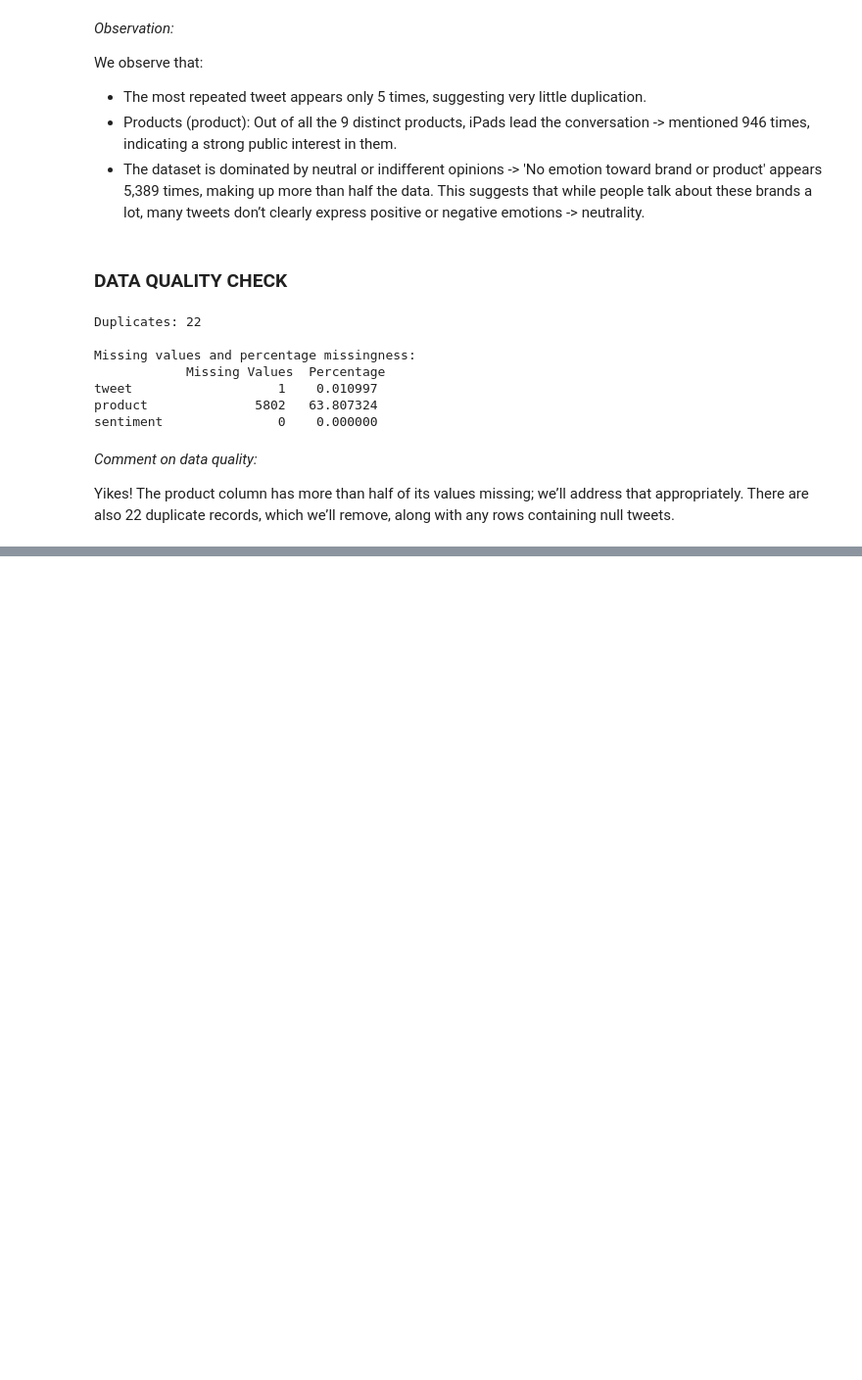
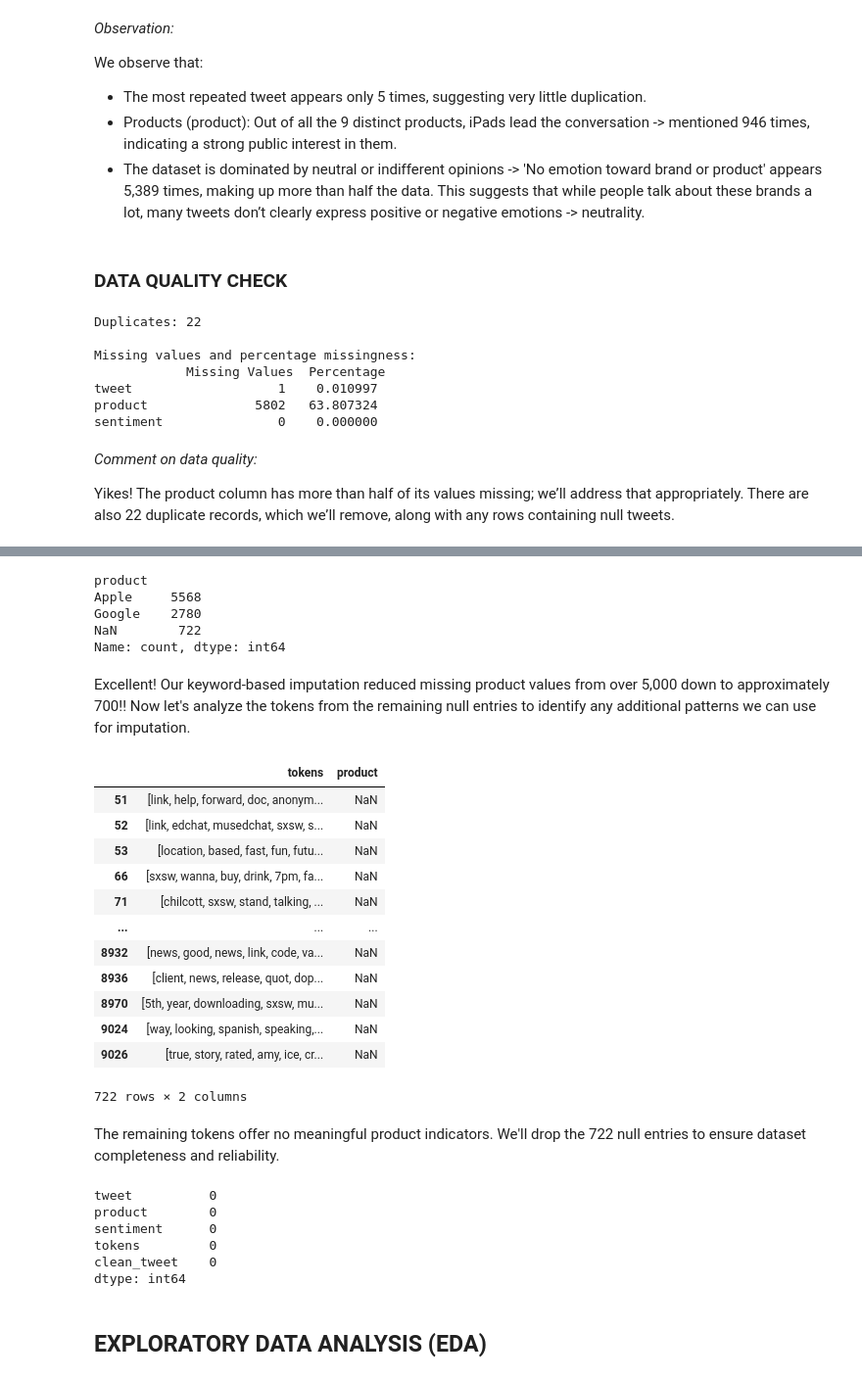
Before and after one commit to Vain-Guy/TechTones, a Jupyter notebook: techtones.ipynb, the cells around one changed output, grey strips where cells are left out. Shown at 98% size. Drawn from its saved outputs; the diff is of its cells as text; code cells hidden in the pictures; blank space fills up the shorter version.

```diff
--- a/techtones.ipynb
+++ b/techtones.ipynb
@@ -341,0 +449,77 @@ sentiment               0
+# %%
+# ======= [Product imputation pipeline] =======
+
+def impute_product(row):
+
+    '''
+        Uses the tokens to get keywords and map them to
+        either Google or Apple to impute missing product values
+    '''
+
+    # If product is already assigned, keep it
+    if pd.notna(row['product']):
+        return row['product']
+
+    # If product is NaN, check tokens for keywords
+    tokens = row['tokens']
+
+    # Define keywords for each product
+    apple_keywords = ['iphone', 'ipad', 'apple', 'itunes', 'ipad2']
+    google_keywords = ['google', 'android', 'maps']
+
+    # Check if any Apple keywords are in tokens
+    if any(keyword in tokens for keyword in apple_keywords):
+        return 'Apple'
+
+    # Check if any Google keywords are in tokens
+    if any(keyword in tokens for keyword in google_keywords):
+        return 'Google'
+
+    # If no keywords found, keep as NaN
+    return np.nan
+
+# Apply the imputation
+df['product'] = df.apply(impute_product, axis=1)
+
+# Check distribution after imputation
+df['product'].value_counts(dropna=False)
+# %% [output]
+product
+Apple     5568
+Google    2780
+NaN        722
+Name: count, dtype: int64
+# %% [markdown]
+Excellent! Our keyword-based imputation reduced missing product values from over 5,000 down to approximately 700!! Now let's analyze the tokens from the remaining null entries to identify any additional patterns we can use for imputation.
+# %%
+df[df['product'].isna()][['tokens', 'product']]
+# %% [output]
+|  | tokens | product |
+| 51 | [link, help, forward, doc, anonym... | NaN |
+| 52 | [link, edchat, musedchat, sxsw, s... | NaN |
+| 53 | [location, based, fast, fun, futu... | NaN |
+| 66 | [sxsw, wanna, buy, drink, 7pm, fa... | NaN |
+| 71 | [chilcott, sxsw, stand, talking, ... | NaN |
+| ... | ... | ... |
+| 8932 | [news, good, news, link, code, va... | NaN |
+| 8936 | [client, news, release, quot, dop... | NaN |
+| 8970 | [5th, year, downloading, sxsw, mu... | NaN |
+| 9024 | [way, looking, spanish, speaking,... | NaN |
+| 9026 | [true, story, rated, amy, ice, cr... | NaN |
+722 rows × 2 columns
+# %% [markdown]
+The remaining tokens offer no meaningful product indicators. We'll drop the 722 null entries to ensure dataset completeness and reliability.
+# %%
+df = df.dropna(subset=['product'])
+
+# Final completeness preview
+df.isna().sum()
+# %% [output]
+tweet          0
+product        0
+sentiment      0
+tokens         0
+clean_tweet    0
+dtype: int64
+# %% [markdown]
+## EXPLORATORY DATA ANALYSIS (EDA)
```
Also changed, not shown: parts of 14 cells of this notebook.
